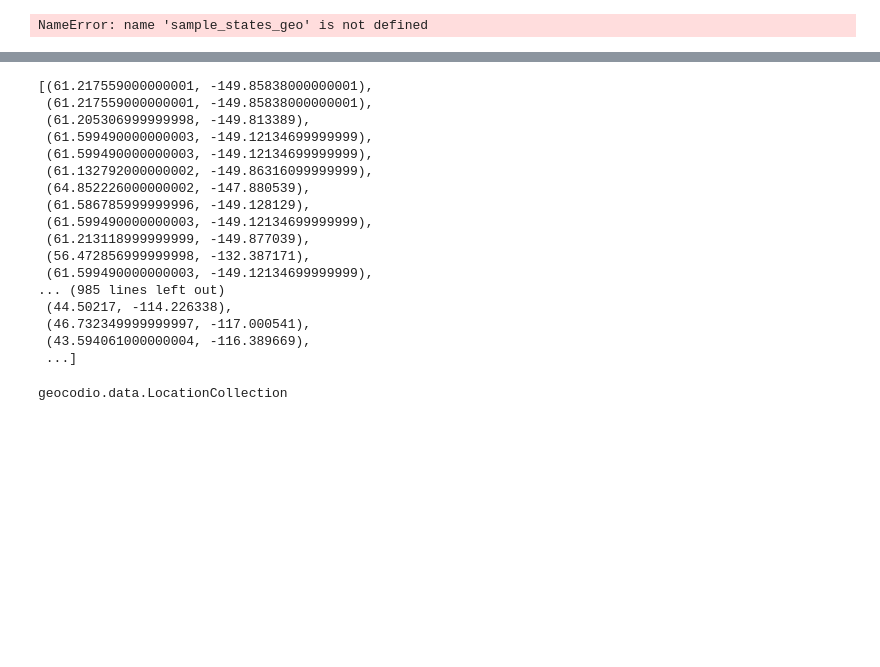
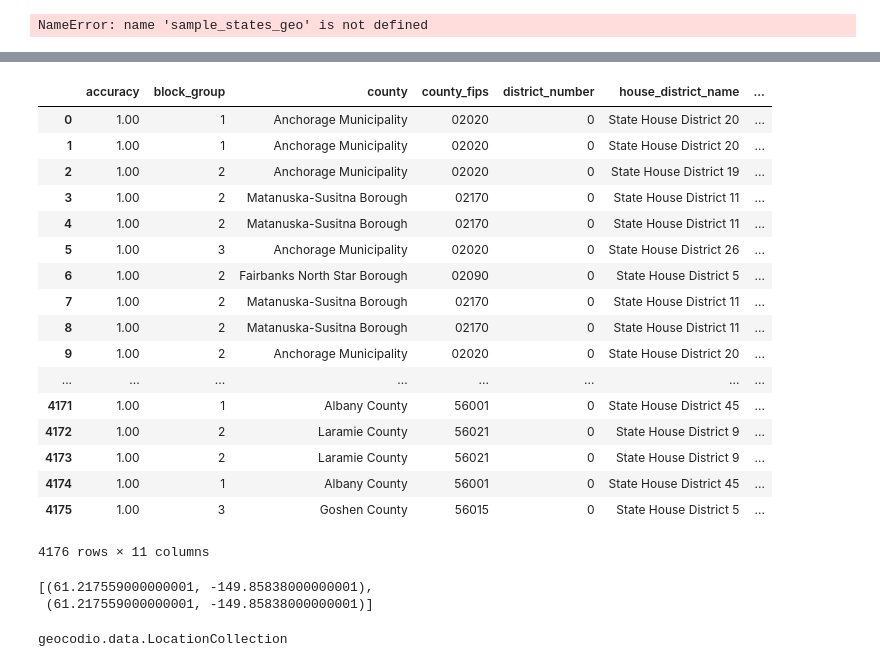
Before and after one commit to mroswell/know-your-farmer-analysis, a Jupyter notebook: KYF2-analysis.ipynb, the cells around one changed output, grey strips where cells are left out. Cells and saved outputs as stored; diff of their text form; code cells hidden in the pictures; blank space fills up the shorter version.

```diff
--- a/KYF2-analysis.ipynb
+++ b/KYF2-analysis.ipynb
@@ -11,12 +11,14 @@ pygeocoder==1.2.5
 pygeocodio==0.5.0
 seaborn==0.7.1
 # %%
+import re, os
 import numpy as np
 import pandas as pd
-import re
 from altair import Chart, load_dataset, X, Y, Color, Axis, Legend, Scale, SortField
+
 from geocodio import GeocodioClient
-client = GeocodioClient('0f669aa4d57d7dab0ba9b8dd049a9957678985d')
+geocodio_api_key = os.getenv('GEOCODIO_API_KEY')
+client = GeocodioClient(geocodio_api_key)
 # %%
 import matplotlib.pyplot as plt
 import matplotlib
@@ -598,8 +604,8 @@ details
 detail_df = pd.DataFrame(details)
 len(detail_df)
 # %%
-# Get two sample geocodes from each state
-first1260 = kyf2.head(1260).loc[:, ["lat", 'lon']]
+#get lat/lon for each record
+first1260 = kyf2.loc[:, ["lat", 'lon']]
 # sample_geo_2 = sample_geo.reset_index()
 
 first1260['coords']=tuple(zip(first1260.lat, first1260.lon))
@@ -659,0 +663,22 @@ details[0:2]
+# %%
+details_df = pd.DataFrame(details)
+details_df
+# %% [output]
+|  | accuracy | block_group | county | county_fips | district_number | house_district_name | ... |
+| 0 | 1.00 | 1 | Anchorage Municipality | 02020 | 0 | State House District 20 | ... |
+| 1 | 1.00 | 1 | Anchorage Municipality | 02020 | 0 | State House District 20 | ... |
+| 2 | 1.00 | 2 | Anchorage Municipality | 02020 | 0 | State House District 19 | ... |
+| 3 | 1.00 | 2 | Matanuska-Susitna Borough | 02170 | 0 | State House District 11 | ... |
+| 4 | 1.00 | 2 | Matanuska-Susitna Borough | 02170 | 0 | State House District 11 | ... |
+| 5 | 1.00 | 3 | Anchorage Municipality | 02020 | 0 | State House District 26 | ... |
+| 6 | 1.00 | 2 | Fairbanks North Star Borough | 02090 | 0 | State House District 5 | ... |
+| 7 | 1.00 | 2 | Matanuska-Susitna Borough | 02170 | 0 | State House District 11 | ... |
+| 8 | 1.00 | 2 | Matanuska-Susitna Borough | 02170 | 0 | State House District 11 | ... |
+| 9 | 1.00 | 2 | Anchorage Municipality | 02020 | 0 | State House District 20 | ... |
+| ... | ... | ... | ... | ... | ... | ... | ... |
+| 4171 | 1.00 | 1 | Albany County | 56001 | 0 | State House District 45 | ... |
+| 4172 | 1.00 | 2 | Laramie County | 56021 | 0 | State House District 9 | ... |
+| 4173 | 1.00 | 2 | Laramie County | 56021 | 0 | State House District 9 | ... |
+| 4174 | 1.00 | 1 | Albany County | 56001 | 0 | State House District 45 | ... |
+| 4175 | 1.00 | 3 | Goshen County | 56015 | 0 | State House District 5 | ... |
+4176 rows × 11 columns
@@ -666,23 +696,7 @@ kyf2_ll['coords']=tuple(zip(kyf2_ll.lat, kyf2_ll.lon))
 kyf2_list = kyf2_ll['coords'].tolist()
 kyf2_ll.head(6)
 kyf2_list[0:2]
-kyf2_list
 # %% [output]
 [(61.217559000000001, -149.85838000000001),
- (61.217559000000001, -149.85838000000001),
- (61.205306999999998, -149.813389),
- (61.599490000000003, -149.12134699999999),
- (61.599490000000003, -149.12134699999999),
- (61.132792000000002, -149.86316099999999),
- (64.852226000000002, -147.880539),
- (61.586785999999996, -149.128129),
- (61.599490000000003, -149.12134699999999),
- (61.213118999999999, -149.877039),
- (56.472856999999998, -132.387171),
- (61.599490000000003, -149.12134699999999),
-... (985 lines left out)
- (44.50217, -114.226338),
- (46.732349999999997, -117.000541),
- (43.594061000000004, -116.389669),
- ...]
+ (61.217559000000001, -149.85838000000001)]
 # %%
```
Also changed, not shown: parts of 19 cells of this notebook.
